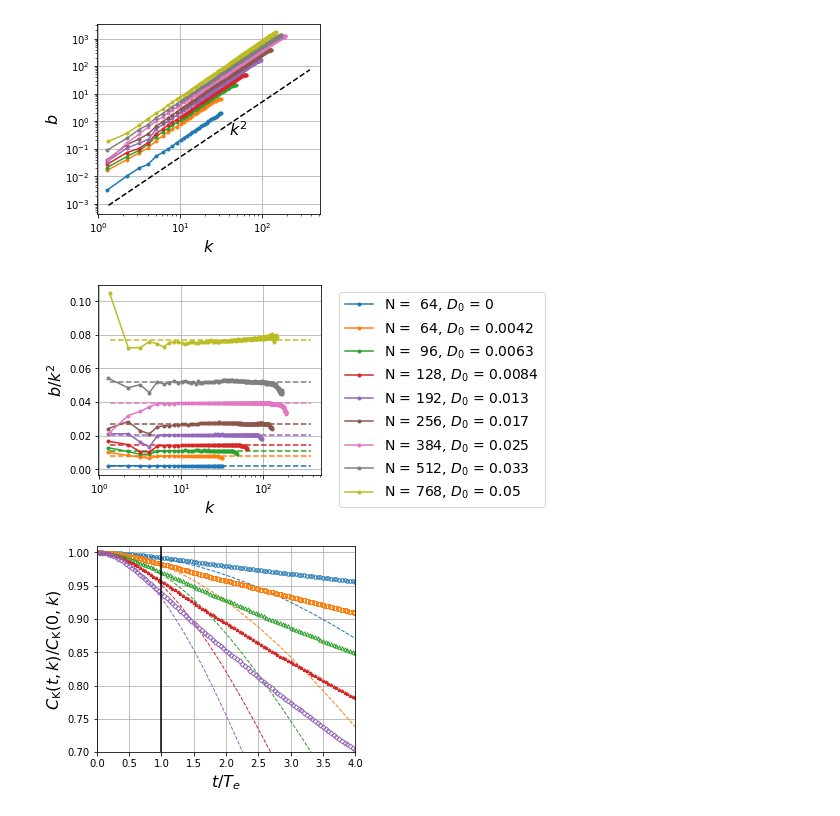
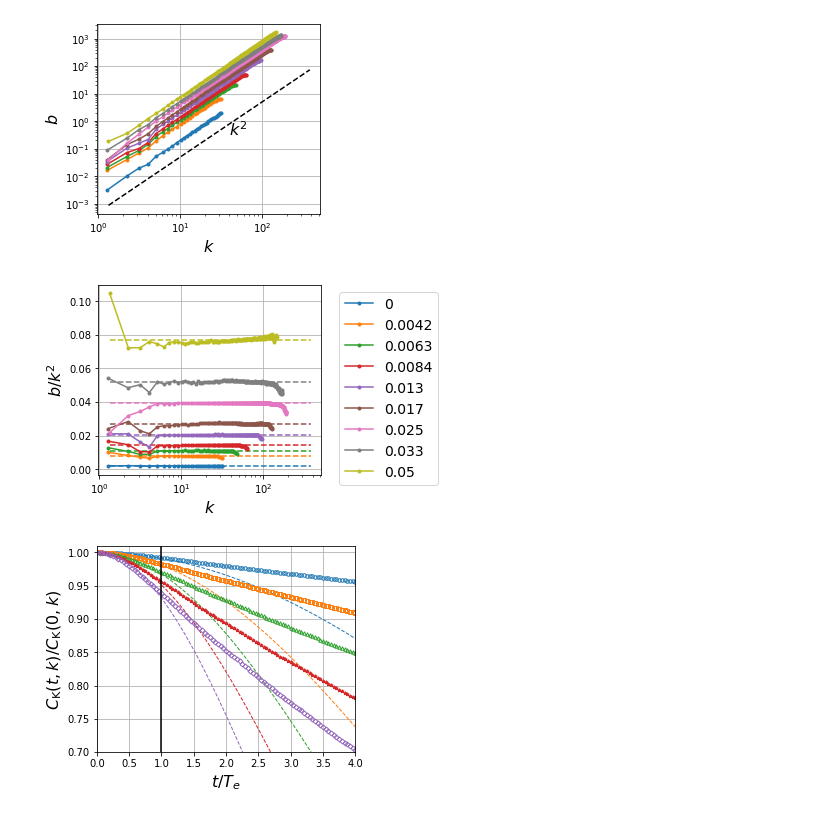
Before and after one commit to anastasiaGor/turbulence_data_notebooks, a Jupyter notebook: Random_advection_scalar/D0_dependence_Sc500.ipynb, the cells around one changed output. Drawn from its saved outputs; the diff is of its cells as text; code cells hidden in the pictures.

```diff
--- a/Random_advection_scalar/D0_dependence_Sc500.ipynb
+++ b/Random_advection_scalar/D0_dependence_Sc500.ipynb
@@ -116,7 +116,7 @@ def read_spec_file(common_folder, forlder_in, quantity, spec_type, ite) :
     #return [k, nb_of_modes, Ek, Exx, Eyy, Ezz, spec_table[:,6], spec_table[:,7], spec_table[:,8], spec_table[:,9]]
     return [k, nb_of_modes, Ek]
 # %%
-common_folder = "/home/gorbunov8a/data/random_advection/eps_dep/Sc500/e1/"
+common_folder = "/robin/data/gorbunov8a/data/random_advection/eps_dep/Sc500/e1/"
 spec_type = "lin"
 spec_component = "avg"
 sca = 1
@@ -469,7 +469,7 @@ for simu in simulations :
     N = len(simu['t']); Nmin = N//min_coef; Nmax = N-5
     simu['a'] = np.full_like(simu['k'], np.nan, dtype=float); simu['c'] = np.full_like(simu['k'], np.nan, dtype=float)
     simu['a_std_error'] = np.full_like(simu['k'], np.nan, dtype=float); simu['c_std_error'] = np.full_like(simu['k'], np.nan, dtype=float)
-    a = np.int(simu['f']*1.5)
+    a = int(simu['f']*1.5)
     for ik in list(range(len(simu['k']))) :
         if (simu['D0'] == 0) :
             b = Nmax
@@ -511,7 +508,7 @@ def find_plateau(data) :
 fig, ax = plt.subplots(nrows=1, ncols=2, figsize=(11,4))
 for i in range(len(simulations[:])):
     simu = simulations[i]
-    simu['plateau_k_max'] = np.int(((1.47*simu['D0']+simu['diffusivity'])*simu['Te'])**(-0.5))
+    simu['plateau_k_max'] = int(((1.47*simu['D0']+simu['diffusivity'])*simu['Te'])**(-0.5))
     sl = np.s_[5:np.min([simu['plateau_k_max'],len(simu['k'])-1])]
 
     ax[0].errorbar(simu['k'], simu['a'], yerr=simu['a_std_error'], label=r'%2.2e' % simu['D0'])
@@ -1447,24 +1426,25 @@ plt.show()
 # %%
 fig, ax = plt.subplots(nrows=1, ncols=1, figsize=(4,3.5))
 for i in range(len(simulations[:])):
     simu = simulations[i]
     simu['plateau_k_max'] = int(((1.47*simu['D0']+simu['diffusivity'])*simu['Te'])**(-0.5))
     sl = np.s_[0:np.min([simu['plateau_k_max'],len(simu['k'])-1])]
     simu['plateau_a'] = find_plateau(simu['a'][sl]/(simu['k'][sl]**2))[0]
     simu['std_err_plateau_a'] = np.sqrt(np.sum((simu['a'][sl]/(simu['k'][sl]**2)-simu['plateau_a'])**2)/len(simu['k'][sl]-1))
-    ax.plot(simu['k'], simu['a']/(simu['k']**2), '.-', label=r'N = %3.0f, $D_0$ = %1.2g' % (simu['N'], simu['D0']), color=colors[i])
+    #ax.plot(simu['k'], simu['a']/(simu['k']**2), '.-', label=r'N = %3.0f, $D_0$ = %1.2g' % (simu['N'], simu['D0']), color=colors[i])
+    ax.plot(simu['k'], simu['a']/(simu['k']**2), '.-', label=r'%1.2g' % (simu['D0']), color=colors[i])
     ax.plot(simulations[-1]['k'], np.full_like(simulations[-1]['k'], simu['plateau_a']), '--', color=colors[i], lw=1.5)
 
 ax.set(xscale='log', yscale='linear', xlabel=r'$k$', ylabel=r'$b/k^2$'); ax.grid()
 lgd = ax.legend(bbox_to_anchor=(1.05, 1), loc='upper left')
 
 # pp = PdfPages('/home/gorbunov8a/Documents/Latex/these/Figures/kraichnanbk2vsk.pdf')
 # pp.savefig(bbox_extra_artists=(lgd,), bbox_inches='tight')
 # pp.close()
-
+#get_plot_data_blocks(ax,'plateau_fig48b_D0=')
 plt.show()
 # %% [output]
-[figure, old version]
+[figure, new version]
 # %%
 fig, ax = plt.subplots(nrows=1, ncols=1, constrained_layout=True, figsize=(4.5,3.5))
 simu = set2[-1]
```
Also changed, not shown: parts of 5 cells of this notebook, 3 other files.
